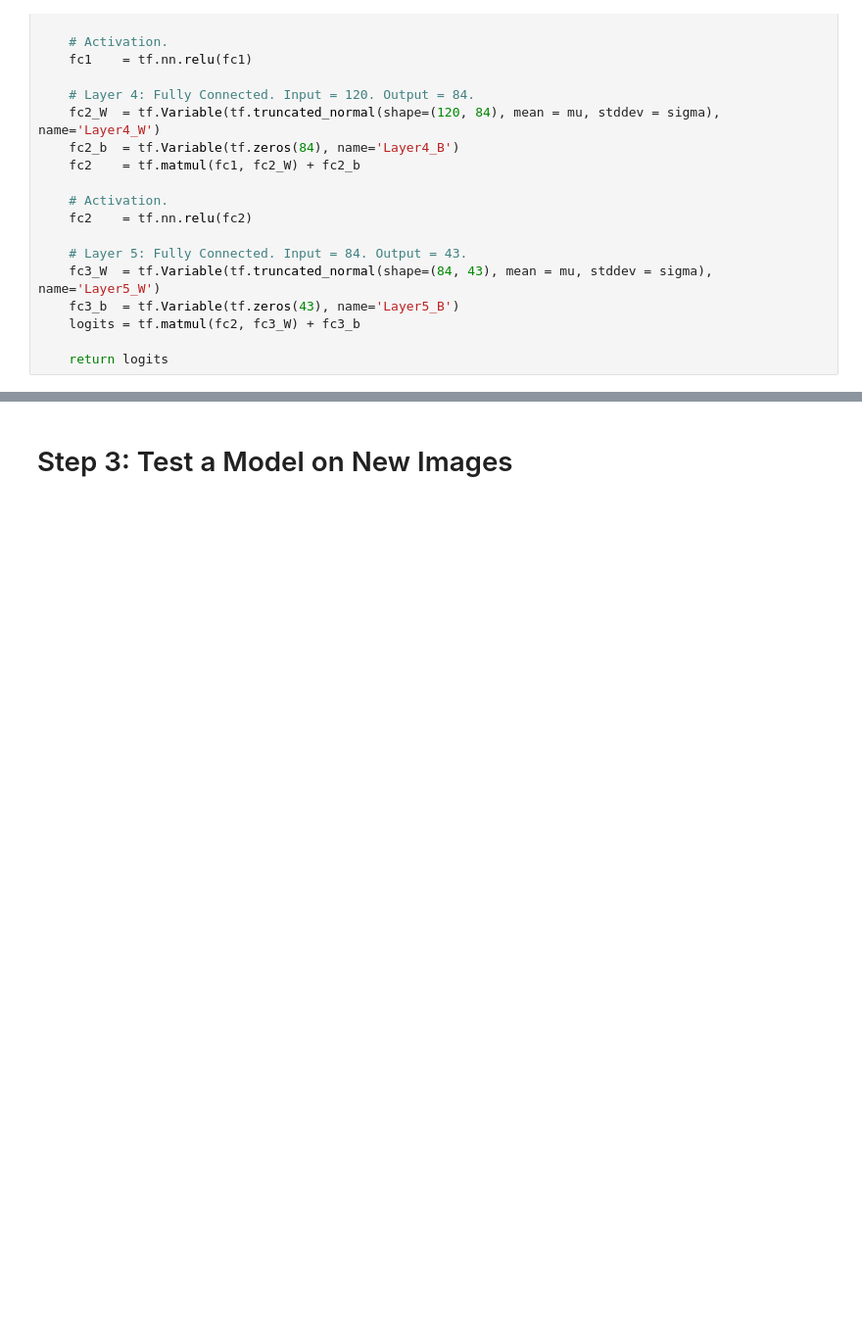
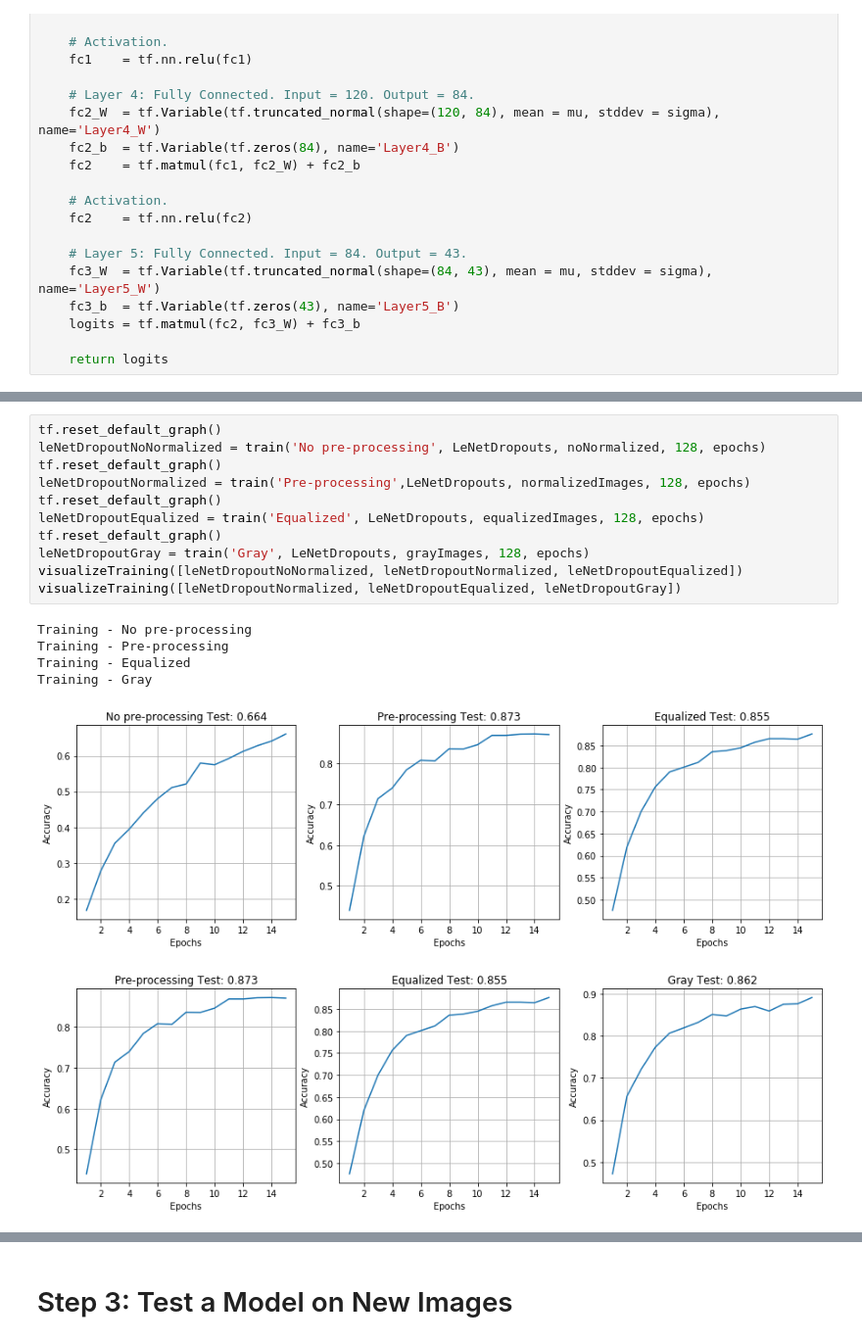
Before and after one commit to darienmt/CarND-TrafficSignClassifier-P2, a Jupyter notebook: Traffic Sign Classifier.ipynb, the cells around one changed output, grey strips where cells are left out. Shown: that part at 98% size. Cells and saved outputs as stored; diff of their text form; blank space fills up the shorter version.

```diff
--- a/Traffic Sign Classifier.ipynb
+++ b/Traffic Sign Classifier.ipynb
@@ -347,0 +475,18 @@ leNetNoNormalized = train('No pre-processing', LeNet, noNormalized, 128, epochs)
+# %%
+tf.reset_default_graph()
+leNetDropoutNoNormalized = train('No pre-processing', LeNetDropouts, noNormalized, 128, epochs)
+tf.reset_default_graph()
+leNetDropoutNormalized = train('Pre-processing',LeNetDropouts, normalizedImages, 128, epochs)
+tf.reset_default_graph()
+leNetDropoutEqualized = train('Equalized', LeNetDropouts, equalizedImages, 128, epochs)
+tf.reset_default_graph()
+leNetDropoutGray = train('Gray', LeNetDropouts, grayImages, 128, epochs)
+visualizeTraining([leNetDropoutNoNormalized, leNetDropoutNormalized, leNetDropoutEqualized])
+visualizeTraining([leNetDropoutNormalized, leNetDropoutEqualized, leNetDropoutGray])
+# %% [output]
+Training - No pre-processing
+Training - Pre-processing
+Training - Equalized
+Training - Gray
+[figure, added]
+[figure, added]
```
Also changed, not shown: parts of 15 cells of this notebook.
